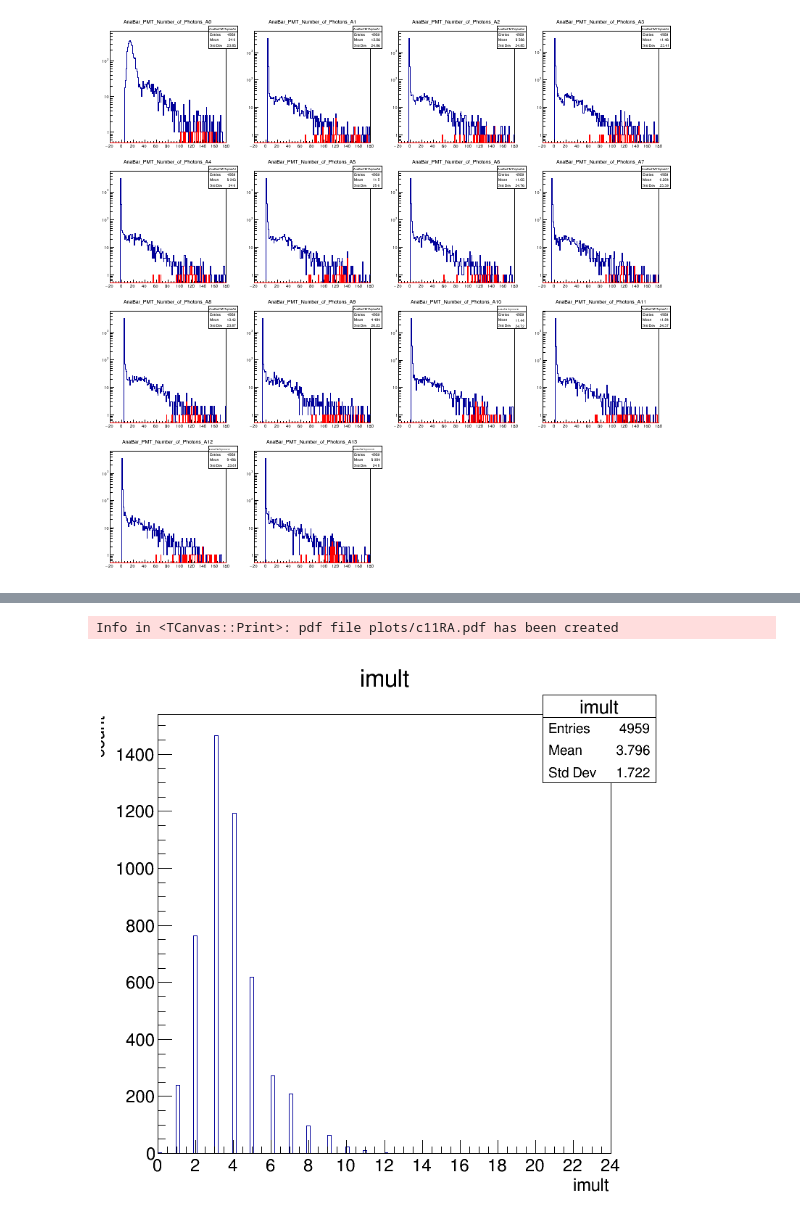
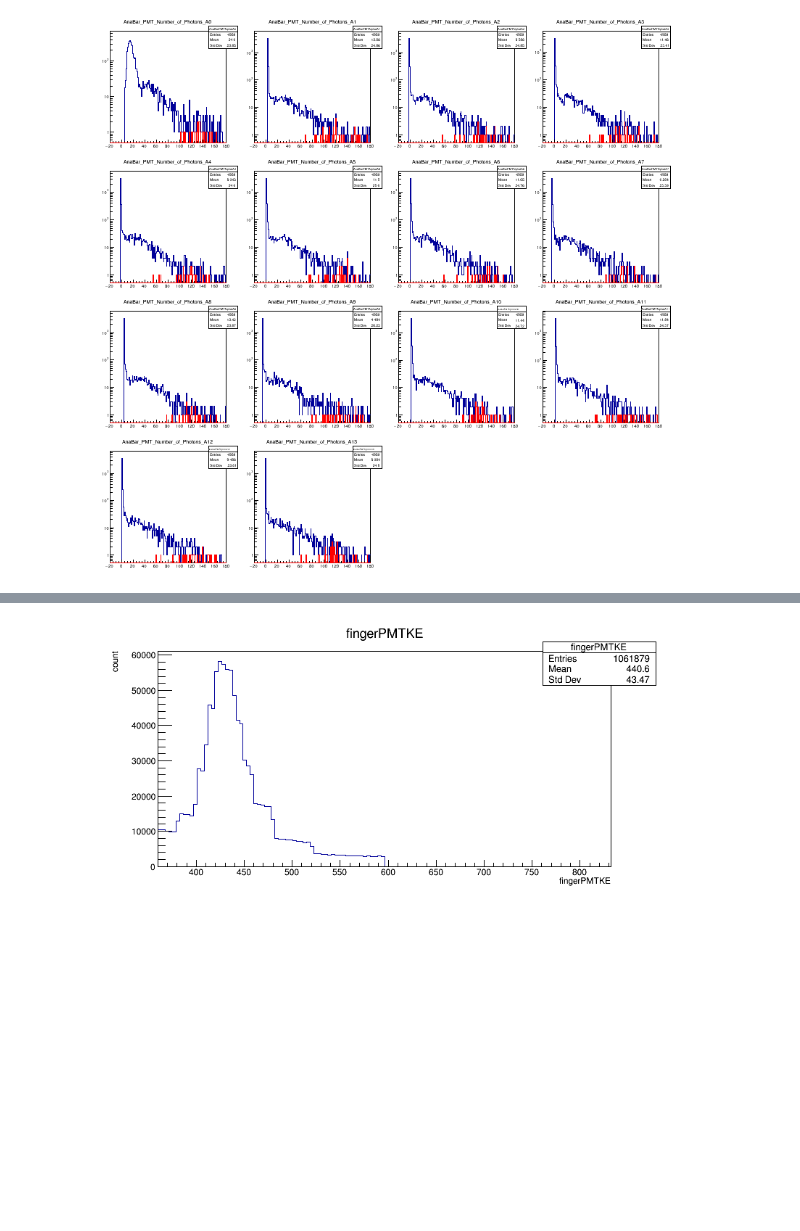
Before and after one commit to chapatilasers/AnaBarMC, a Jupyter notebook: AnalyseSignalsRDataFrameActual.ipynb, the cells around one changed output, grey strips where cells are left out. Drawn from its saved outputs; the diff is of its cells as text; code cells hidden in the pictures.

```diff
--- a/AnalyseSignalsRDataFrameActual.ipynb
+++ b/AnalyseSignalsRDataFrameActual.ipynb
@@ -472,6 +500,8 @@ fdf = d.Define("trigger", "getTrigger(Detector_Nhits, &Detector_id[0])") \
        .Define("anaBarPMTNPhotons","getAnaBarPMTNPhotons(trigger,&PMT_Nphotons[0])") \
        .Define("anaBarNPhotonsTotal","getAnaBarNPhotonsTotal(trigger,&PMT_Nphotons[0])") \
        .Define("imult","getAnaBarMult(trigger,&PMT_Nphotons[0])") \
+       .Define("fingerPMTKE","getFingerPMTKE(trigger,&PMT_Nphotons[0],&PMT_KineticEnergy[0])") \
+       .Define("anaBarPMTKE","getFingerPMTKE(trigger,&PMT_Nphotons[0],&PMT_KineticEnergy[0])") \
        .Define("fingerEd","getFingerEd(trigger,fNewTheta,Detector_Nhits,Prim_pdg,&Detector_id[0],&Detector_pdg[0],&Detector_Ed[0])") \
        .Define("anaBarEd","getAnaBarEd(trigger,fNewTheta,Detector_Nhits,Prim_pdg,&Detector_id[0],&Detector_pdg[0],&Detector_Ed[0])") \
        .Define("anaBarEdTotal","getAnaBarEdTotal(trigger,fNewTheta,Detector_Nhits,Prim_pdg,&Detector_id[0],&Detector_pdg[0],&Detector_Ed[0])")
@@ -899,3 +929,18 @@ c9.Print("plots/c9RA.pdf")
 # %% [output]
 Info in <TCanvas::Print>: pdf file plots/c9RA.pdf has been created
 [figure]
+# %%
+hFingerPMTKE = fdft.Histo1D("fingerPMTKE")
+hAnaBarPMTKE = fdft.Histo1D("anaBarPMTKE")
+
+c10 = root.TCanvas("c10", "c10", 800,800)
+c10.Divide(1,2, 0.01, 0.01, 0)
+
+c10.cd(1)
+hFingerPMTKE.Draw()
+c10.cd(2)
+hAnaBarPMTKE.Draw()
+
+c10.Draw()
+c10.Print("plots/c10RA.pdf")
+# %% [output]
@@ -902,3 +949,4 @@ Info in <TCanvas::Print>: pdf file plots/c9RA.pdf has been created
+[figure, added]
 # %%
 hAnaBarMult = fdft.Histo1D("imult")
 
@@ -910,9 +958,6 @@ hAnaBarMult.Draw()
 
 c11.Draw()
 c11.Print("plots/c11RA.pdf")
-# %% [output]
-Info in <TCanvas::Print>: pdf file plots/c11RA.pdf has been created
-[figure, removed]
 # %%
 hPrimPx = fdft.Histo1D("fPx")
 hPrimPy = fdft.Histo1D("fPy")
```
Also changed, not shown: parts of 4 cells of this notebook, 13 other files.
